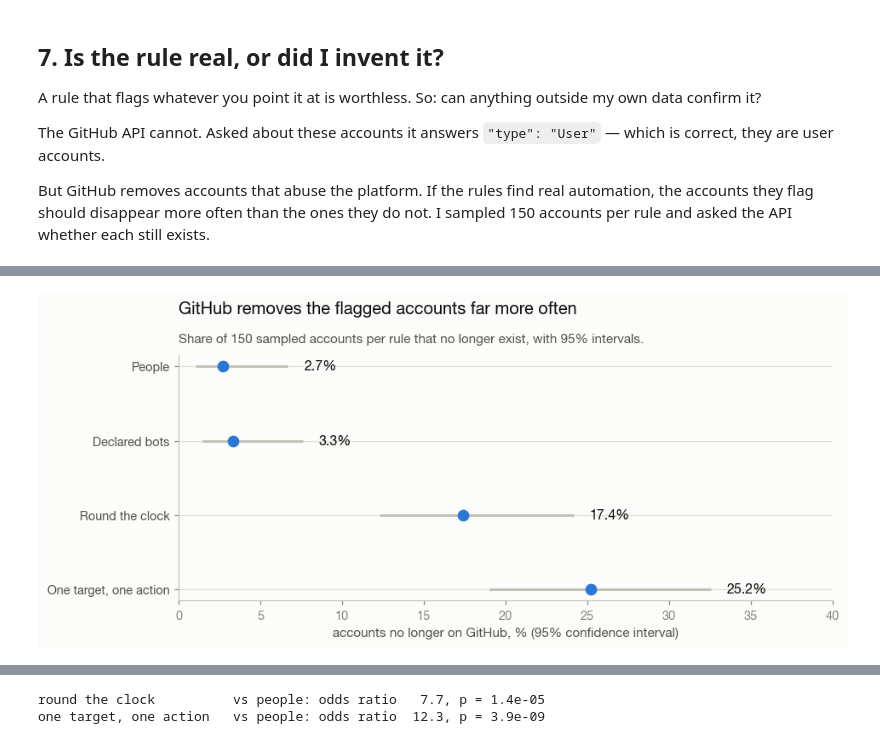
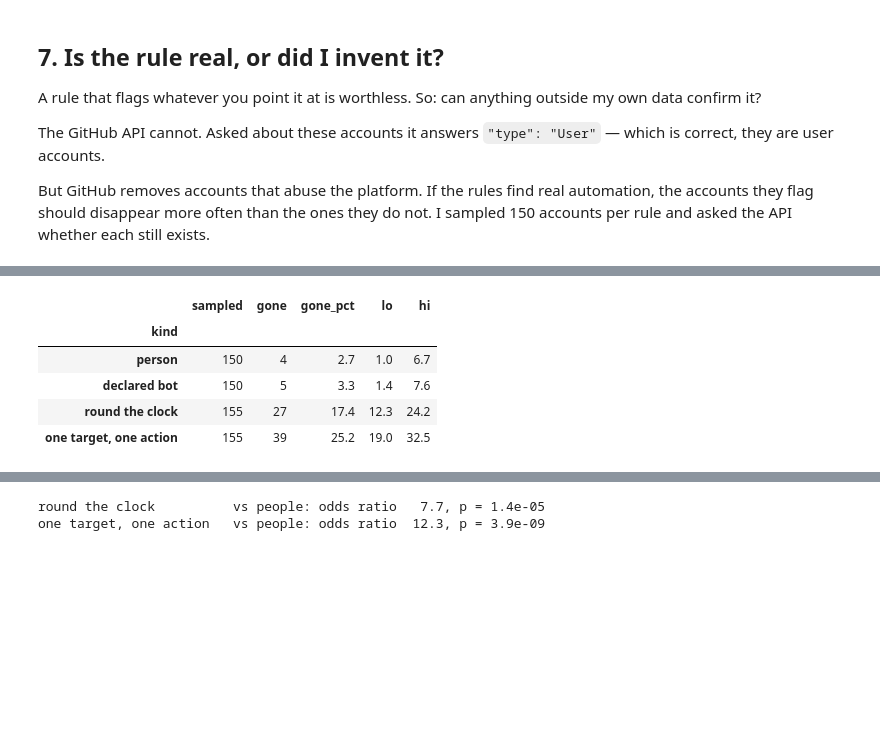
Before and after one commit to azadvoryanskiy/github-product-analytics, a Jupyter notebook: notebooks/01_data_quality.ipynb, the cells around one changed output, grey strips where cells are left out. Cells and saved outputs as stored; diff of their text form; code cells hidden in the pictures; blank space fills up the shorter version.

```diff
--- a/notebooks/01_data_quality.ipynb
+++ b/notebooks/01_data_quality.ipynb
@@ -332,20 +261,10 @@ summary.loc[order]
-# %%
-s = summary.loc[order]
-fig, ax = plt.subplots(figsize=(9, 3.4))
-y = range(len(order))
-ax.errorbar(s.gone_pct, y, xerr=[s.gone_pct - s.lo, s.hi - s.gone_pct],
-            fmt="o", color=charts.BLUE, ecolor=charts.AXIS, elinewidth=2, capsize=0)
-for i, (rate, hi) in enumerate(zip(s.gone_pct, s.hi)):
-    ax.text(hi + 1.0, i, f"{rate}%", va="center", ha="left",
-            color=charts.INK, fontsize=10.5)
-ax.set_yticks(list(y))
-ax.set_yticklabels([lbl.split("\n")[0] for lbl in labels], color=charts.INK_SOFT)
-ax.invert_yaxis()
-ax.set_xlabel("accounts no longer on GitHub, % (95% confidence interval)")
-ax.set_xlim(0, 40)
-charts.finish(ax, "GitHub removes the flagged accounts far more often",
-              "Share of 150 sampled accounts per rule that no longer exist, with 95% intervals.")
-charts.save(fig, "04_deletion_rates")
-fig
-# %% [output]
-[figure, removed]
+# %%
+summary = frames["summary"]
+summary.loc[figures.KINDS][["sampled", "gone", "gone_pct", "lo", "hi"]].round(1)
+# %% [output]
+|  | sampled | gone | gone_pct | lo | hi |
+| kind |  |  |  |  |  |
+| person | 150 | 4 | 2.7 | 1.0 | 6.7 |
+| declared bot | 150 | 5 | 3.3 | 1.4 | 7.6 |
+| round the clock | 155 | 27 | 17.4 | 12.3 | 24.2 |
+| one target, one action | 155 | 39 | 25.2 | 19.0 | 32.5 |
```
Also changed, not shown: parts of 9 cells of this notebook, 11 other files.
